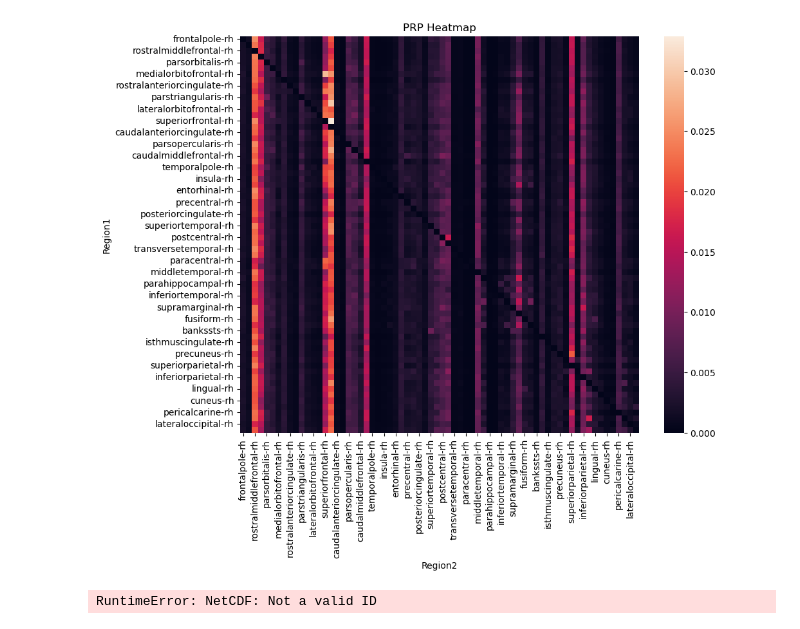
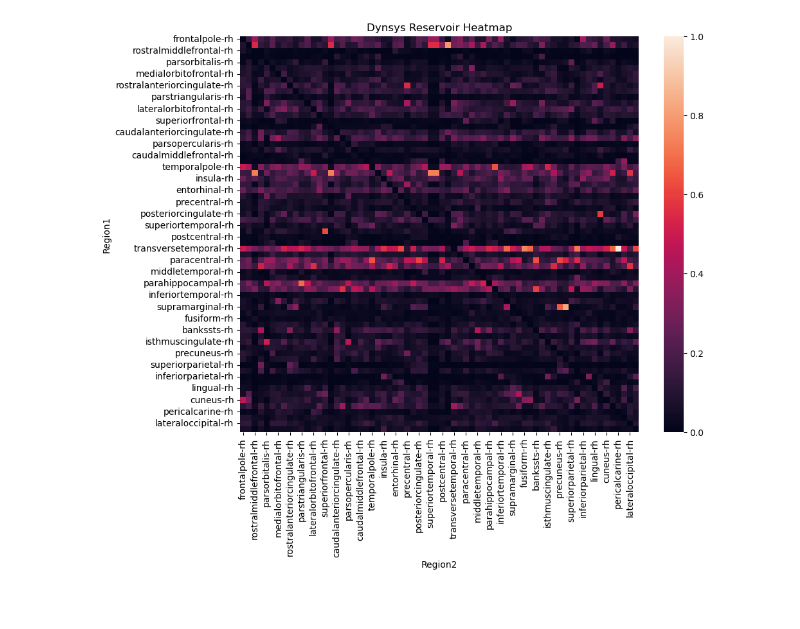
Before and after one commit to econnerty/functional-connectivity, a Jupyter notebook: visualize.ipynb, the cells around one changed output. Saved outputs shown, nothing was run; the diff lists cells and outputs as text; code cells hidden in the pictures.

```diff
--- a/visualize.ipynb
+++ b/visualize.ipynb
@@ -9,7 +9,7 @@ import seaborn as sns
 import pandas as pd
 
 #Open dynsys nc array
-dynsys = nc.Dataset(data_dir+'/sub-032304_array_pra_EC_alpha.nc','r')
+dynsys = nc.Dataset(data_dir+'/sub-032304_array_dynsys_r2_EC_alpha.nc','r')
 # %%
 ordered_list = ['frontalpole-rh', 'frontalpole-lh', 'rostralmiddlefrontal-rh', 'rostralmiddlefrontal-lh', 'parsorbitalis-rh',
                 'parsorbitalis-lh', 'medialorbitofrontal-rh', 'medialorbitofrontal-lh', 'rostralanteriorcingulate-rh',
@@ -42,21 +42,20 @@ ordered_mean_df.to_csv(f'./mean_df_ordered.csv',header=True,index=False)
 # %%
 # Extract the data from '__xarray_dataarray_variable__'
 # Extract the data from '__xarray_dataarray_variable__'
 #data_variable = dynsys['__xarray_dataarray_variable__'][:]
 
 # Compute the mean across the 'bootstrap_samples' dimension (which is axis=0)
 #mean_connectivity = np.mean(data_variable, axis=0)
 
 # Plotting the heatmap
 plt.figure(figsize=(10, 8))
 sns.heatmap(ordered_mean_df, annot=False)
-plt.title('PRP Heatmap')
+plt.title('Dynsys Reservoir Heatmap')
 plt.xlabel('Region2')
 plt.ylabel('Region1')
 plt.show()
 
 # Close the NetCDF file
 dynsys.close()
 # %% [output]
-[figure, old version]
+[figure, new version]
-RuntimeError: NetCDF: Not a valid ID
```
Also changed, not shown: 18 other files.
